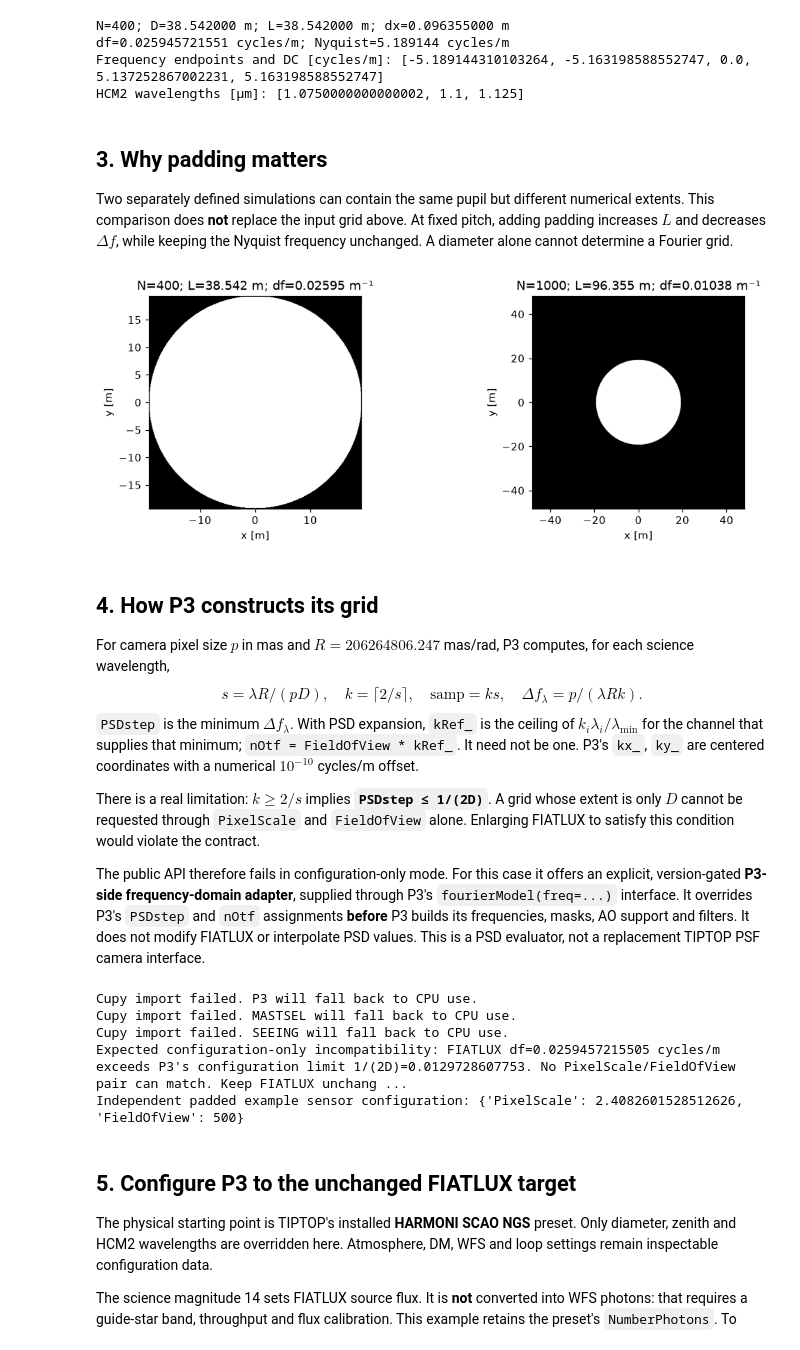
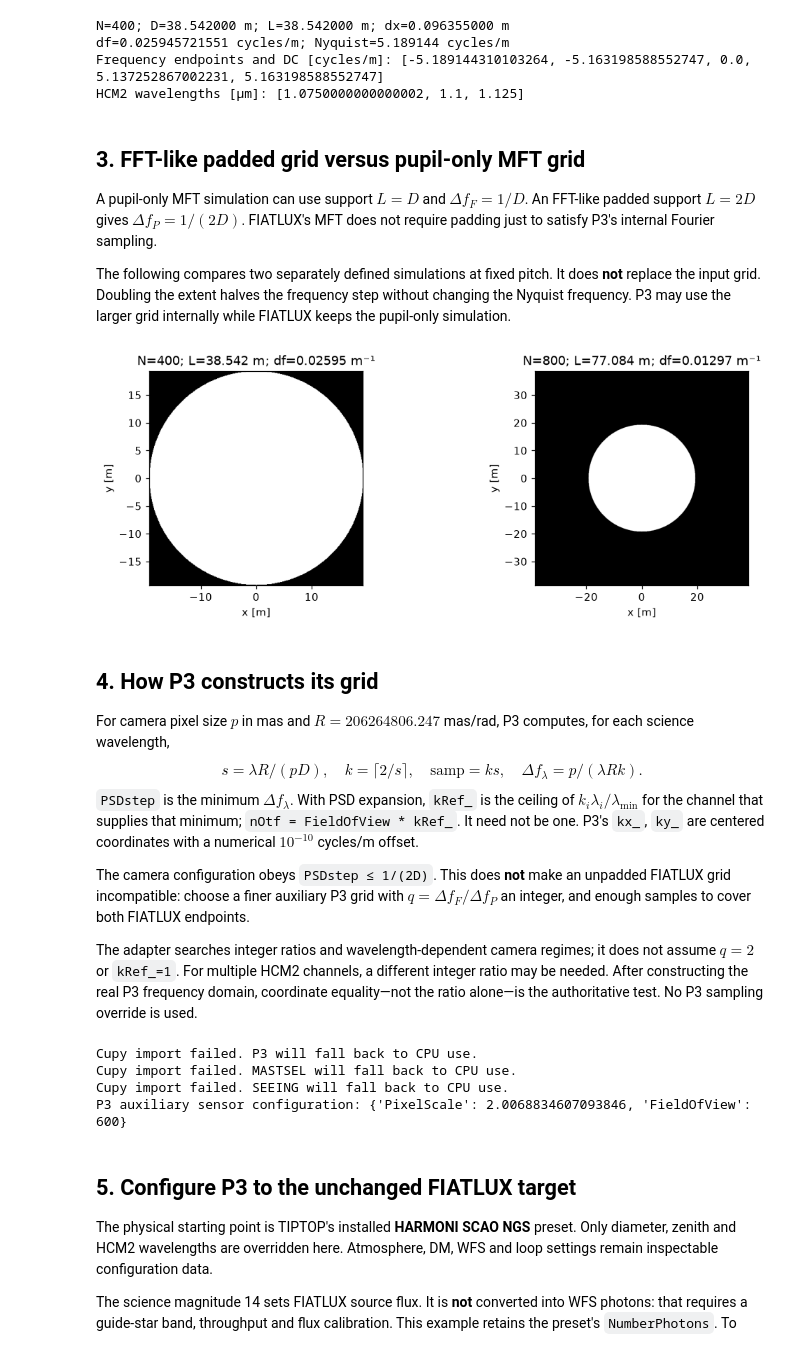
Before and after one commit to bidou2002/fiatlux, a Jupyter notebook: tutorials/13_tiptop_residual_psds.ipynb, the cells around one changed output. Drawn from its saved outputs; the diff is of its cells as text; code cells hidden in the pictures.

Commit message:
Extract exact FIATLUX frequencies from finer P3 auxiliary PSD grids

```diff
--- a/tutorials/13_tiptop_residual_psds.ipynb
+++ b/tutorials/13_tiptop_residual_psds.ipynb
@@ -62,22 +66,24 @@ df=0.025945721551 cycles/m; Nyquist=5.189144 cycles/m
 Frequency endpoints and DC [cycles/m]: [-5.189144310103264, -5.163198588552747, 0.0, 5.137252867002231, 5.163198588552747]
 HCM2 wavelengths [µm]: [1.0750000000000002, 1.1, 1.125]
 # %% [markdown]
-## 3. Why padding matters
+## 3. FFT-like padded grid versus pupil-only MFT grid
 
-Two separately defined simulations can contain the same pupil but different numerical extents. This comparison does **not** replace the input grid above. At fixed pitch, adding padding increases $L$ and decreases $\Delta f$, while keeping the Nyquist frequency unchanged. A diameter alone cannot determine a Fourier grid.
+A pupil-only MFT simulation can use support $L=D$ and $\Delta f_F=1/D$. An FFT-like padded support $L=2D$ gives $\Delta f_P=1/(2D)$. FIATLUX's MFT does not require padding just to satisfy P3's internal Fourier sampling.
+
+The following compares two separately defined simulations at fixed pitch. It does **not** replace the input grid. Doubling the extent halves the frequency step without changing the Nyquist frequency. P3 may use the larger grid internally while FIATLUX keeps the pupil-only simulation.
 # %%
-comparison = [pupil_grid, Grid(1000, 1000, pupil_grid.dx, pupil_grid.dy, dtype=torch.float64)]
+comparison = [pupil_grid, Grid(800, 800, pupil_grid.dx, pupil_grid.dy, dtype=torch.float64)]
 fig, axes = plt.subplots(1, 2, figsize=(10, 3.5), constrained_layout=True)
 for ax, grid in zip(axes, comparison):
     x, y = grid.meshgrid()
     pupil = (x*x+y*y <= (D/2)**2).numpy()
     extent = grid.nx*grid.dx
     ax.imshow(pupil, origin="lower", extent=np.array([-1,1,-1,1])*extent/2, cmap="gray")
     ax.set(title=f"N={grid.nx}; L={extent:.3f} m; df={1/extent:.5f} m⁻¹", xlabel="x [m]", ylabel="y [m]")
 plt.show()
 assert pupil_grid.__dict__ == original_grid
 # %% [output]
-[figure, old version]
+[figure, new version]
 # %% [markdown]
 ## 4. How P3 constructs its grid
 
@@ -85,9 +91,9 @@ For camera pixel size $p$ in mas and $R=206264806.247$ mas/rad, P3 computes, for
 $$s=\lambda R/(pD),\quad k=\lceil2/s\rceil,\quad \mathrm{samp}=ks,\quad \Delta f_\lambda=p/(\lambda Rk).$$
 `PSDstep` is the minimum $\Delta f_\lambda$. With PSD expansion, `kRef_` is the ceiling of $k_i\lambda_i/\lambda_\min$ for the channel that supplies that minimum; `nOtf = FieldOfView * kRef_`. It need not be one. P3's `kx_`, `ky_` are centered coordinates with a numerical $10^{-10}$ cycles/m offset.
 
-There is a real limitation: $k\ge2/s$ implies **`PSDstep ≤ 1/(2D)`**. A grid whose extent is only $D$ cannot be requested through `PixelScale` and `FieldOfView` alone. Enlarging FIATLUX to satisfy this condition would violate the contract.
+The camera configuration obeys `PSDstep ≤ 1/(2D)`. This does **not** make an unpadded FIATLUX grid incompatible: choose a finer auxiliary P3 grid with $q=\Delta f_F/\Delta f_P$ an integer, and enough samples to cover both FIATLUX endpoints.
 
-The public API therefore fails in configuration-only mode. For this case it offers an explicit, version-gated **P3-side frequency-domain adapter**, supplied through P3's `fourierModel(freq=...)` interface. It overrides P3's `PSDstep` and `nOtf` assignments **before** P3 builds its frequencies, masks, AO support and filters. It does not modify FIATLUX or interpolate PSD values. This is a PSD evaluator, not a replacement TIPTOP PSF camera interface.
+The adapter searches integer ratios and wavelength-dependent camera regimes; it does not assume $q=2$ or `kRef_=1`. For multiple HCM2 channels, a different integer ratio may be needed. After constructing the real P3 frequency domain, coordinate equality—not the ratio alone—is the authoritative test. No P3 sampling override is used.
 # %%
 config = load_harmoni_scao_config()
 physical_overrides = {
@@ -97,19 +103,14 @@ physical_overrides = {
 example_config = copy.deepcopy(config)
 for section, values in physical_overrides.items():
     example_config[section].update(values)
-try:
-    configure_tiptop_sampling(pupil_grid, example_config)
-except TiptopSamplingError as error:
-    print("Expected configuration-only incompatibility:", error)
-# A different, already padded simulation can use the standard configuration path.
-padded_config = configure_tiptop_sampling(comparison[1], example_config)
-print("Independent padded example sensor configuration:", padded_config["sensor_science"])
+auxiliary_config = configure_tiptop_sampling(pupil_grid, example_config)
+print("P3 auxiliary sensor configuration:", auxiliary_config["sensor_science"])
+assert pupil_grid.__dict__ == original_grid
 # %% [output]
 Cupy import failed. P3 will fall back to CPU use.
 Cupy import failed. MASTSEL will fall back to CPU use.
 Cupy import failed. SEEING will fall back to CPU use.
-Expected configuration-only incompatibility: FIATLUX df=0.0259457215505 cycles/m exceeds P3's configuration limit 1/(2D)=0.0129728607753. No PixelScale/FieldOfView pair can match. Keep FIATLUX unchang ...
-Independent padded example sensor configuration: {'PixelScale': 2.4082601528512626, 'FieldOfView': 500}
+P3 auxiliary sensor configuration: {'PixelScale': 2.0068834607093846, 'FieldOfView': 600}
 # %% [markdown]
 ## 5. Configure P3 to the unchanged FIATLUX target
 
```
Also changed, not shown: parts of 10 cells of this notebook, 4 other files.
